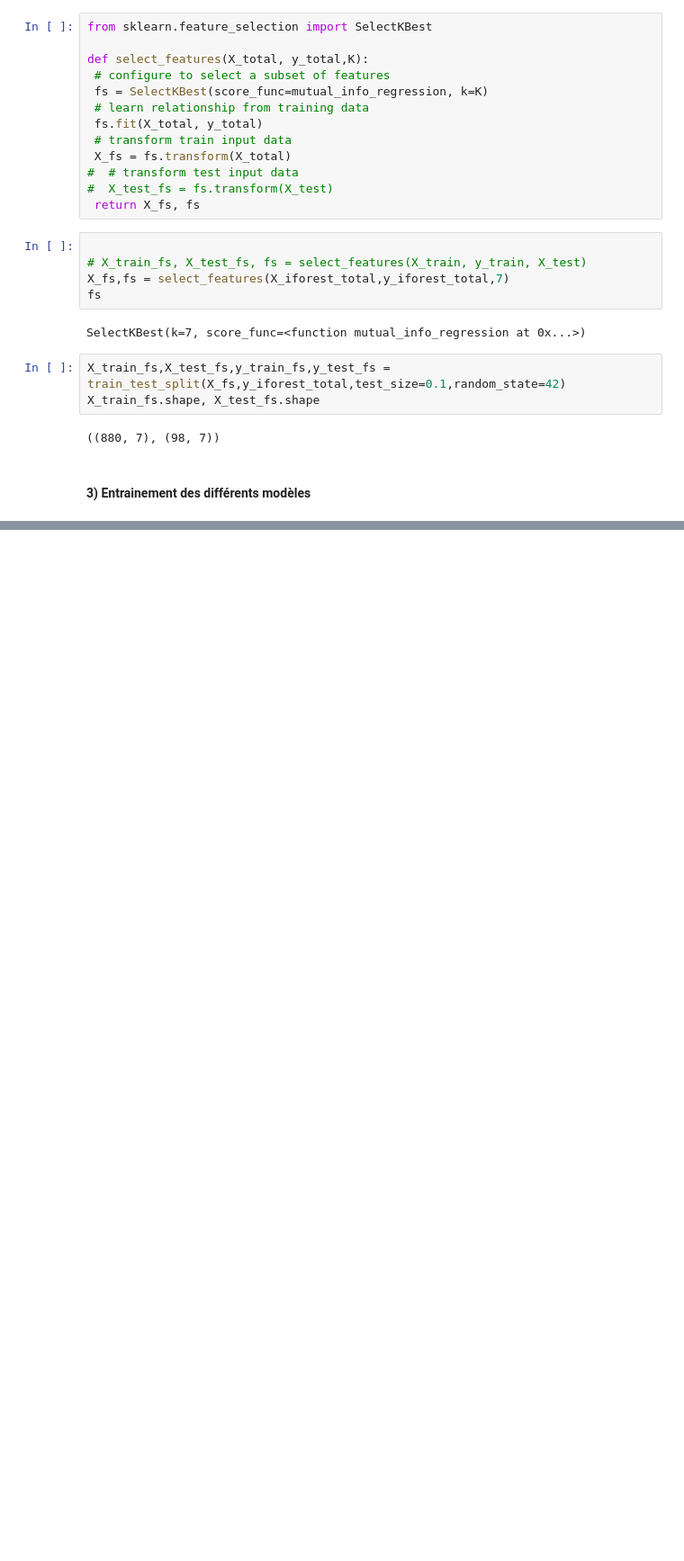
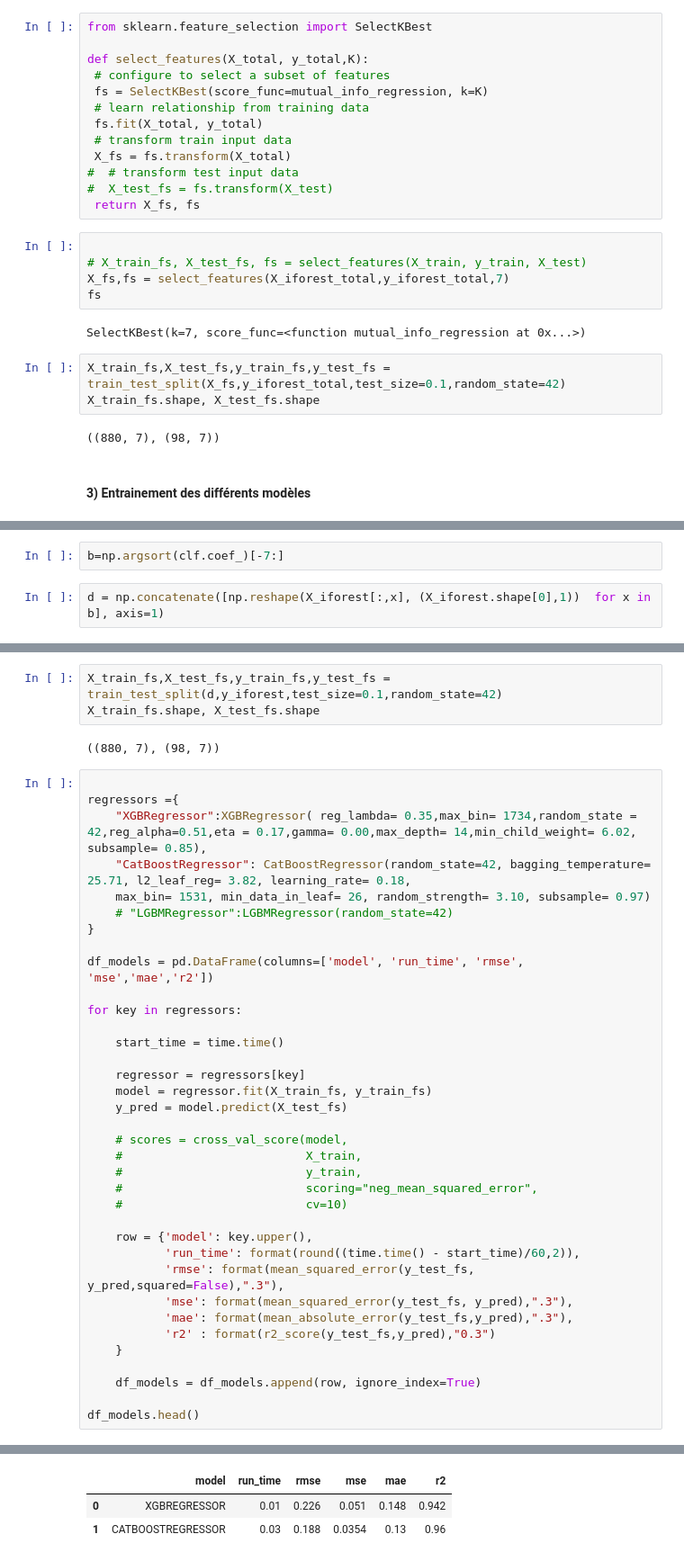
Before and after one commit to Ananjou/Memoire_Master2, a Jupyter notebook: detection_d'anomalie_framework.ipynb, the cells around one changed output, grey strips where cells are left out. Shown: that part at 90% size. Saved outputs shown, nothing was run; the diff lists cells and outputs as text; blank space fills up the shorter version.

```diff
--- a/detection_d'anomalie_framework.ipynb
+++ b/detection_d'anomalie_framework.ipynb
@@ -475,0 +548,4 @@ You can set `force_col_wise=true` to remove the overhead.
+# %%
+b=np.argsort(clf.coef_)[-7:]
+# %%
+d = np.concatenate([np.reshape(X_iforest[:,x], (X_iforest.shape[0],1))  for x in b], axis=1)
@@ -475,0 +556,42 @@ You can set `force_col_wise=true` to remove the overhead.
+# %%
+X_train_fs,X_test_fs,y_train_fs,y_test_fs = train_test_split(d,y_iforest,test_size=0.1,random_state=42)
+X_train_fs.shape, X_test_fs.shape
+# %% [output]
+((880, 7), (98, 7))
+# %%
+
+regressors ={
+    "XGBRegressor":XGBRegressor( reg_lambda= 0.35,max_bin= 1734,random_state = 42,reg_alpha=0.51,eta = 0.17,gamma= 0.00,max_depth= 14,min_child_weight= 6.02, subsample= 0.85),
+    "CatBoostRegressor": CatBoostRegressor(random_state=42, bagging_temperature= 25.71, l2_leaf_reg= 3.82, learning_rate= 0.18,
+    max_bin= 1531, min_data_in_leaf= 26, random_strength= 3.10, subsample= 0.97)
+    # "LGBMRegressor":LGBMRegressor(random_state=42)
+}
+
+df_models = pd.DataFrame(columns=['model', 'run_time', 'rmse', 'mse','mae','r2'])
+
+for key in regressors:
+
+    start_time = time.time()
+
+    regressor = regressors[key]
+    model = regressor.fit(X_train_fs, y_train_fs)
+    y_pred = model.predict(X_test_fs)
+
+    # scores = cross_val_score(model,
+    #                          X_train,
+    #                          y_train,
+    #                          scoring="neg_mean_squared_error",
+    #                          cv=10)
+
+    row = {'model': key.upper(),
+           'run_time': format(round((time.time() - start_time)/60,2)),
+           'rmse': format(mean_squared_error(y_test_fs, y_pred,squared=False),".3"),
+           'mse': format(mean_squared_error(y_test_fs, y_pred),".3"),
+           'mae': format(mean_absolute_error(y_test_fs,y_pred),".3"),
+           'r2' : format(r2_score(y_test_fs,y_pred),"0.3")
+    }
+
+    df_models = df_models.append(row, ignore_index=True)
+
+df_models.head()
+# %% [output]
@@ -475,0 +615,3 @@ You can set `force_col_wise=true` to remove the overhead.
+|  | model | run_time | rmse | mse | mae | r2 |
+| 0 | XGBREGRESSOR | 0.01 | 0.226 | 0.051 | 0.148 | 0.942 |
+| 1 | CATBOOSTREGRESSOR | 0.03 | 0.188 | 0.0354 | 0.13 | 0.96 |
```
Also changed, not shown: parts of 22 cells of this notebook, 6 other files.
